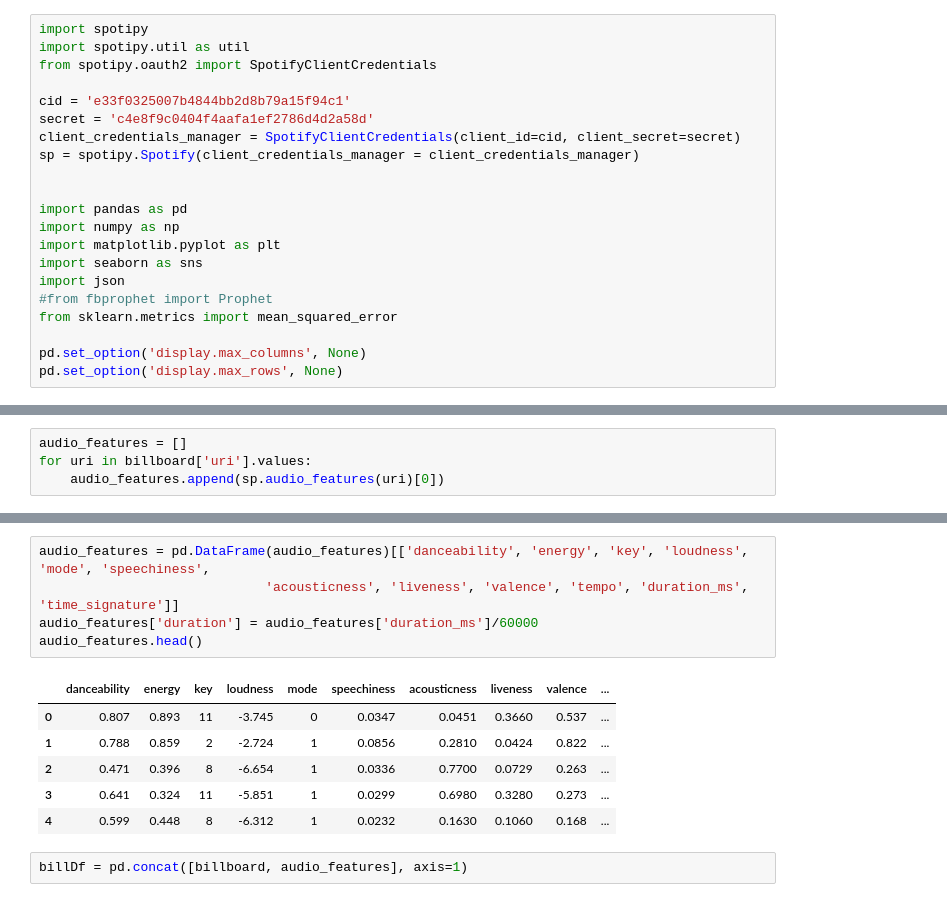
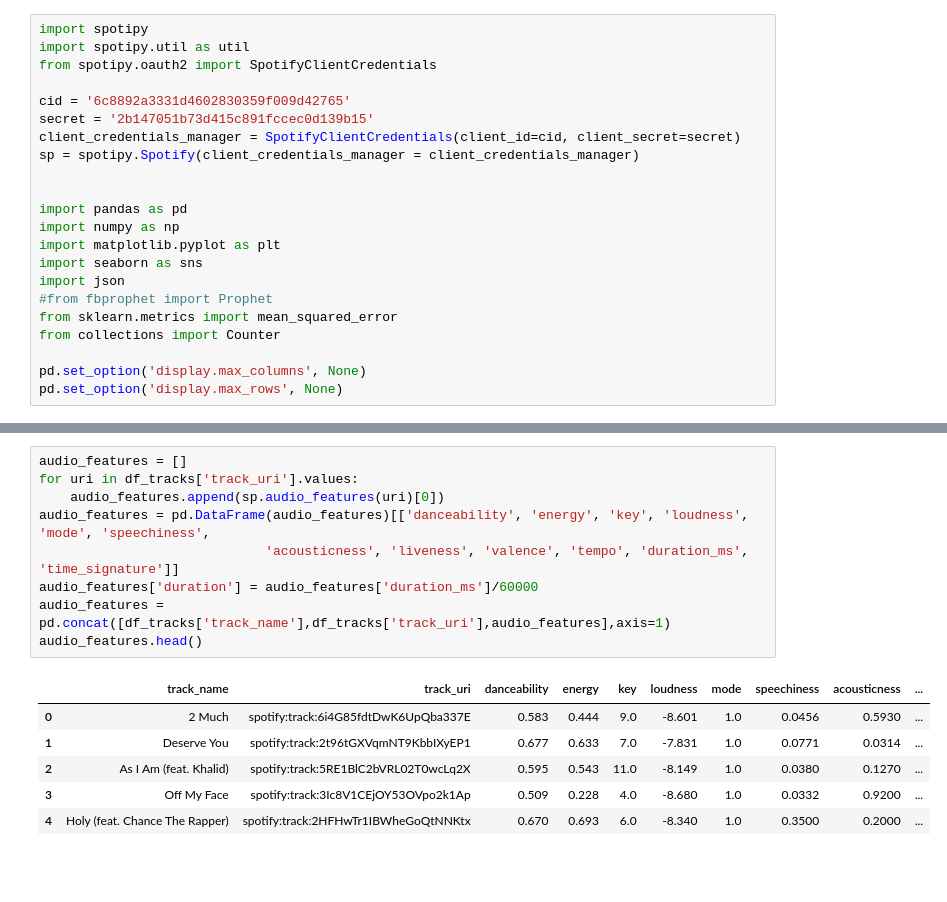
Before and after one commit to Nganle21/Big-Data-Dreamteam, a Jupyter notebook: Ngan/PF_songfeatures.ipynb, the cells around one changed output, grey strips where cells are left out. Cells and saved outputs as stored; diff of their text form; blank space fills up the shorter version.

```diff
--- a/Ngan/PF_songfeatures.ipynb
+++ b/Ngan/PF_songfeatures.ipynb
@@ -5,8 +5,8 @@ import spotipy
 import spotipy.util as util
 from spotipy.oauth2 import SpotifyClientCredentials
 
-cid = 'e33f0325007b4844bb2d8b79a15f94c1'
-secret = 'c4e8f9c0404f4aafa1ef2786d4d2a58d'
+cid = '6c8892a3331d4602830359f009d42765'
+secret = '2b147051b73d415c891fccec0d139b15'
 client_credentials_manager = SpotifyClientCredentials(client_id=cid, client_secret=secret)
 sp = spotipy.Spotify(client_credentials_manager = client_credentials_manager)
 
@@ -18,6 +18,7 @@ import seaborn as sns
 import json
 #from fbprophet import Prophet
 from sklearn.metrics import mean_squared_error
+from collections import Counter
 
 pd.set_option('display.max_columns', None)
 pd.set_option('display.max_rows', None)
@@ -89,4 +24,0 @@ billboard.head()
-# %%
-audio_features = []
-for uri in billboard['uri'].values:
-    audio_features.append(sp.audio_features(uri)[0])
@@ -93,14 +86,16 @@ for uri in billboard['uri'].values:
 # %%
+audio_features = []
+for uri in df_tracks['track_uri'].values:
+    audio_features.append(sp.audio_features(uri)[0])
 audio_features = pd.DataFrame(audio_features)[['danceability', 'energy', 'key', 'loudness', 'mode', 'speechiness',
                              'acousticness', 'liveness', 'valence', 'tempo', 'duration_ms', 'time_signature']]
 audio_features['duration'] = audio_features['duration_ms']/60000
+audio_features = pd.concat([df_tracks['track_name'],df_tracks['track_uri'],audio_features],axis=1)
 audio_features.head()
 # %% [output]
-|  | danceability | energy | key | loudness | mode | speechiness | acousticness | liveness | valence | ... |
-| 0 | 0.807 | 0.893 | 11 | -3.745 | 0 | 0.0347 | 0.0451 | 0.3660 | 0.537 | ... |
-| 1 | 0.788 | 0.859 | 2 | -2.724 | 1 | 0.0856 | 0.2810 | 0.0424 | 0.822 | ... |
-| 2 | 0.471 | 0.396 | 8 | -6.654 | 1 | 0.0336 | 0.7700 | 0.0729 | 0.263 | ... |
-| 3 | 0.641 | 0.324 | 11 | -5.851 | 1 | 0.0299 | 0.6980 | 0.3280 | 0.273 | ... |
-| 4 | 0.599 | 0.448 | 8 | -6.312 | 1 | 0.0232 | 0.1630 | 0.1060 | 0.168 | ... |
+|  | track_name | track_uri | danceability | energy | key | loudness | mode | speechiness | acousticness | ... |
+| 0 | 2 Much | spotify:track:6i4G85fdtDwK6UpQba337E | 0.583 | 0.444 | 9.0 | -8.601 | 1.0 | 0.0456 | 0.5930 | ... |
+| 1 | Deserve You | spotify:track:2t96tGXVqmNT9KbbIXyEP1 | 0.677 | 0.633 | 7.0 | -7.831 | 1.0 | 0.0771 | 0.0314 | ... |
+| 2 | As I Am (feat. Khalid) | spotify:track:5RE1BlC2bVRL02T0wcLq2X | 0.595 | 0.543 | 11.0 | -8.149 | 1.0 | 0.0380 | 0.1270 | ... |
+| 3 | Off My Face | spotify:track:3Ic8V1CEjOY53OVpo2k1Ap | 0.509 | 0.228 | 4.0 | -8.680 | 1.0 | 0.0332 | 0.9200 | ... |
+| 4 | Holy (feat. Chance The Rapper) | spotify:track:2HFHwTr1IBWheGoQtNNKtx | 0.670 | 0.693 | 6.0 | -8.340 | 1.0 | 0.3500 | 0.2000 | ... |
-# %%
-billDf = pd.concat([billboard, audio_features], axis=1)
```
Also changed, not shown: parts of 12 cells of this notebook, 4 other files.
